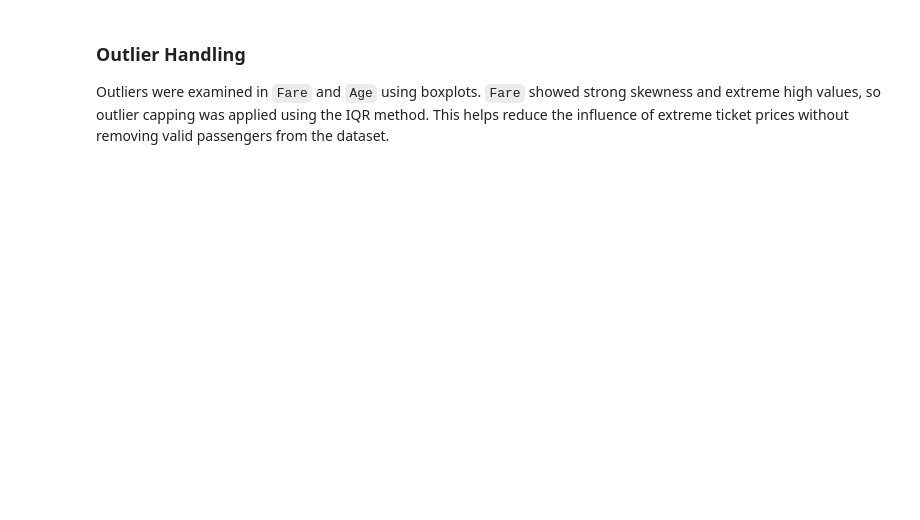
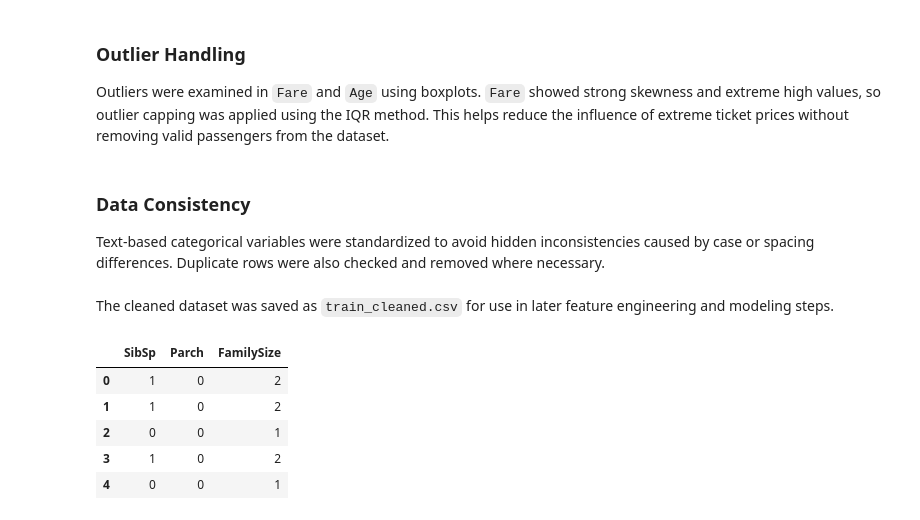
Before and after one commit to Hashim-baya/AI_and_Machine_Learning_Assignments, a Jupyter notebook: Titanic_Assignment/notebooks/Titanic_Feature_Engineering.ipynb, the cells around one changed output. Saved outputs shown, nothing was run; the diff lists cells and outputs as text; code cells hidden in the pictures; blank space fills up the shorter version.

Commit message:
Added Feature engineering to the notebook

```diff
--- a/Titanic_Assignment/notebooks/Titanic_Feature_Engineering.ipynb
+++ b/Titanic_Assignment/notebooks/Titanic_Feature_Engineering.ipynb
@@ -75 +108,4 @@ Text-based categorical variables were standardized to avoid hidden inconsistenci
+# %% [markdown]
+### Data Consistency
+Text-based categorical variables were standardized to avoid hidden inconsistencies caused by case or spacing differences. Duplicate rows were also checked and removed where necessary.
 # %%
@@ -76,0 +113,12 @@ train.to_csv("data/train_cleaned.csv", index=False)
+# %% [markdown]
+The cleaned dataset was saved as `train_cleaned.csv` for use in later feature engineering and modeling steps.
+# %%
+train["FamilySize"] = train["SibSp"] + train["Parch"] + 1
+train[["SibSp", "Parch", "FamilySize"]].head()
+# %% [output]
+|  | SibSp | Parch | FamilySize |
+| 0 | 1 | 0 | 2 |
+| 1 | 1 | 0 | 2 |
+| 2 | 0 | 0 | 1 |
+| 3 | 1 | 0 | 2 |
+| 4 | 0 | 0 | 1 |
```
Also changed, not shown: parts of 18 cells of this notebook, 1 other file.
